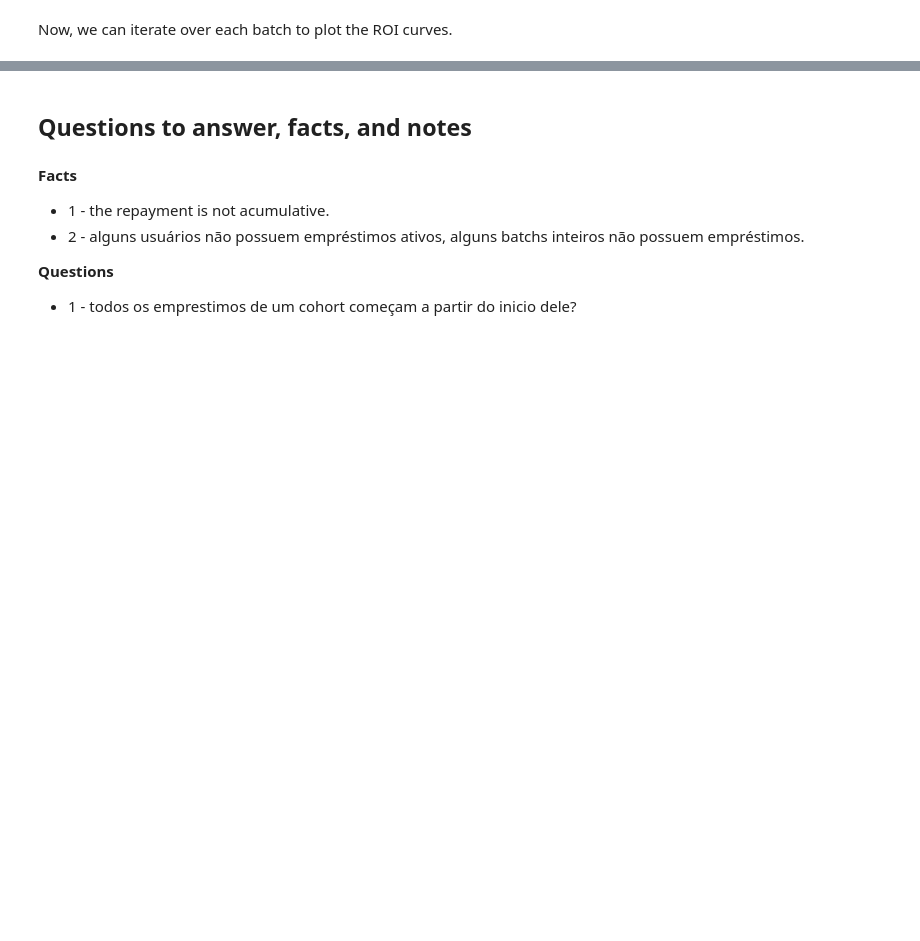
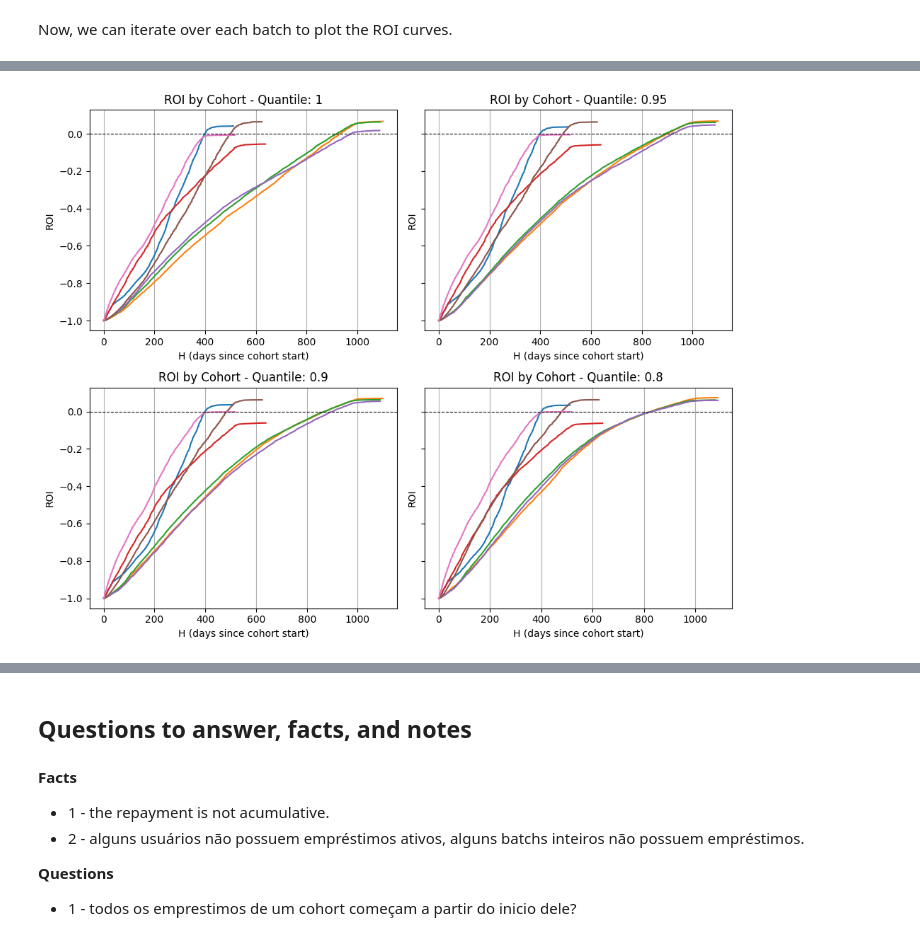
Before and after one commit to jquentino/cohort-profitability-case, a Jupyter notebook: notebooks/1-jq-exploratory-data-analysis.ipynb, the cells around one changed output, grey strips where cells are left out. Drawn from its saved outputs; the diff is of its cells as text; code cells hidden in the pictures; blank space fills up the shorter version.

```diff
--- a/notebooks/1-jq-exploratory-data-analysis.ipynb
+++ b/notebooks/1-jq-exploratory-data-analysis.ipynb
@@ -164,0 +249,28 @@ plt.show()
+# %%
+from src.plot.roi import plot_roi_curves
+
+quantiles = [1, 0.95, 0.9, 0.8]
+roi_curves = {}
+
+for q in quantiles:
+    threshold = loans_last_status['loan_amount'].quantile(q)
+    no_top_loans = loans_last_status[loans_last_status['loan_amount'] < threshold]
+
+    cohort_principal_no_top_loans = compute_cohort_principal(no_top_loans)
+
+    roi_curve_no_top_loans = compute_roi_curves(
+        repayments_and_loans[repayments_and_loans['loan_id'].isin(no_top_loans['loan_id'])],
+        cohort_principal_no_top_loans
+    )
+
+    roi_curves[q] = roi_curve_no_top_loans
+
+# Plotting the ROI curves for each quantile
+fig, axs = plt.subplots(2, len(quantiles)//2, figsize=(10, 8), sharey=True)
+for ax, (q, roi_curve) in zip(axs.flatten(), roi_curves.items()):
+    plot_roi_curves(roi_curve, ax=ax, extra_title=f'Quantile: {q}', show_legend=False)
+
+plt.tight_layout()
+plt.show()
+# %% [output]
+[figure, added]
```
Also changed, not shown: parts of 27 cells of this notebook, 6 other files.
